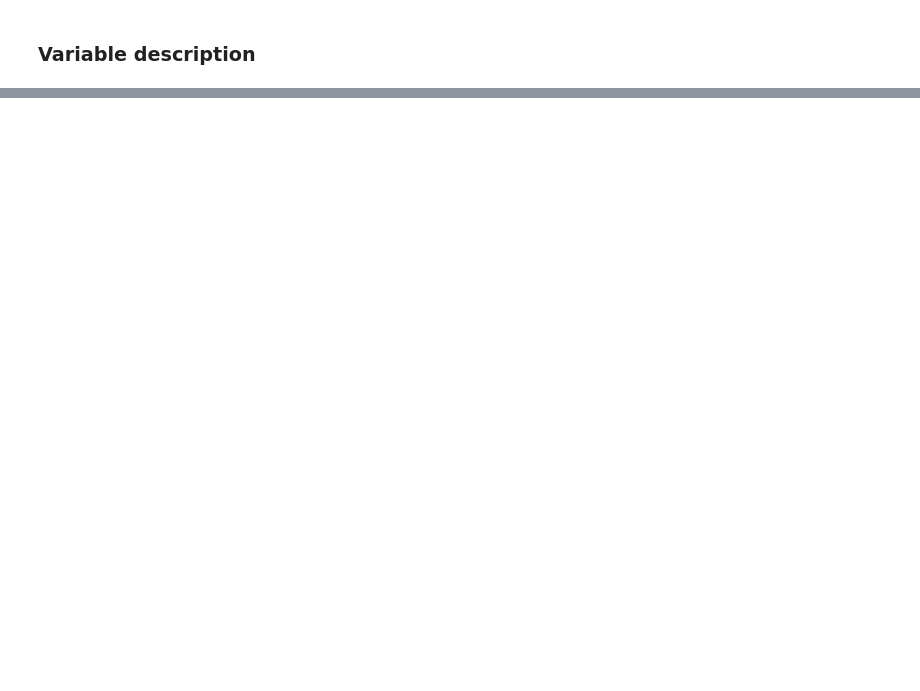
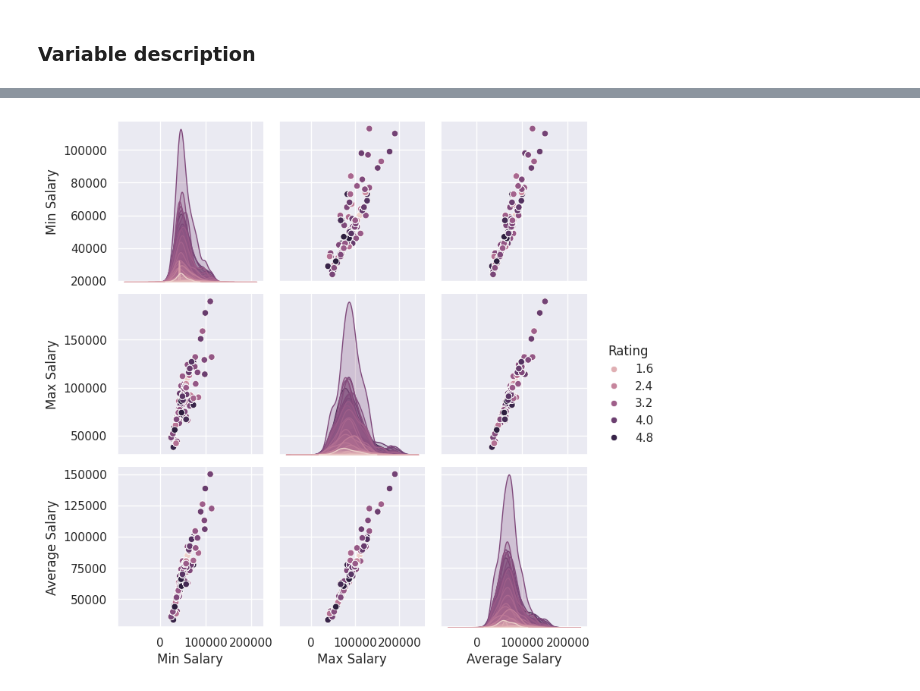
Before and after one commit to RPeleja/FAI24_G01, a Jupyter notebook: Project02.ipynb, the cells around one changed output, grey strips where cells are left out. Cells and saved outputs as stored; diff of their text form; code cells hidden in the pictures; blank space fills up the shorter version.

```diff
--- a/Project02.ipynb
+++ b/Project02.ipynb
@@ -290,0 +636,5 @@ Name: count, dtype: int64
+# %%
+sns.pairplot(df.drop(columns=['Id']), hue='Rating')
+plt.show()
+# %% [output]
+[figure, added]
```
Also changed, not shown: parts of 51 cells of this notebook.
